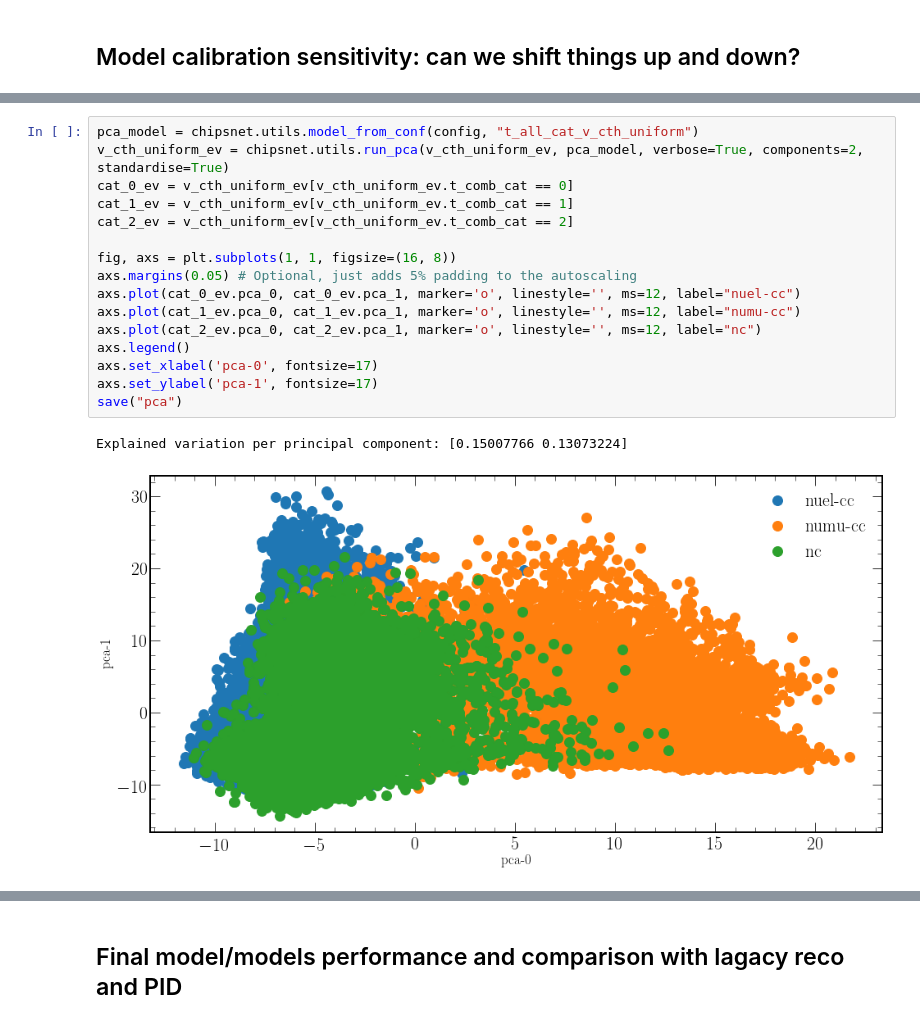
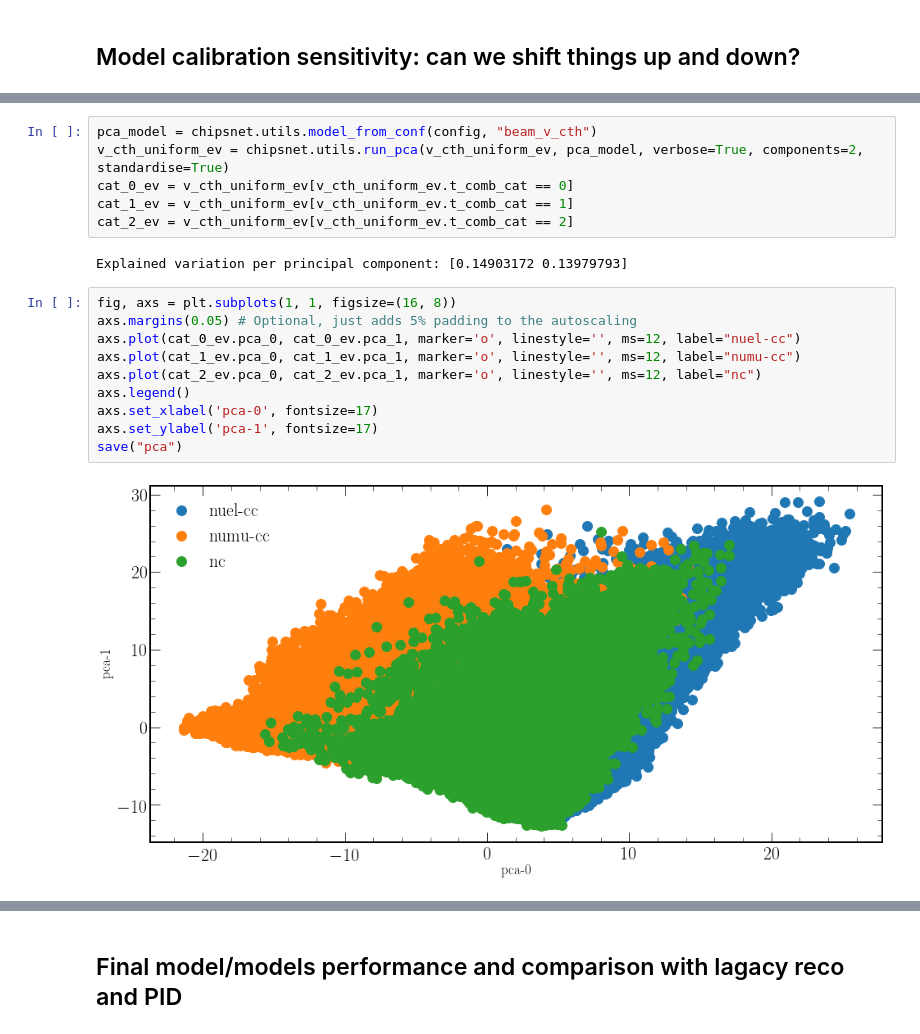
Before and after one commit to chipsneutrino/chips-net, a Jupyter notebook: notebooks/analysis.ipynb, the cells around one changed output, grey strips where cells are left out. Drawn from its saved outputs; the diff is of its cells as text.

```diff
--- a/notebooks/analysis.ipynb
+++ b/notebooks/analysis.ipynb
@@ -507,19 +738,20 @@ Processing v_cth_uniform... took 51.99 seconds
+# %%
+pca_model = chipsnet.utils.model_from_conf(config, "beam_v_cth")
+v_cth_uniform_ev = chipsnet.utils.run_pca(v_cth_uniform_ev, pca_model, verbose=True, components=2, standardise=True)
+cat_0_ev = v_cth_uniform_ev[v_cth_uniform_ev.t_comb_cat == 0]
+cat_1_ev = v_cth_uniform_ev[v_cth_uniform_ev.t_comb_cat == 1]
+cat_2_ev = v_cth_uniform_ev[v_cth_uniform_ev.t_comb_cat == 2]
+# %% [output]
+Explained variation per principal component: [0.14903172 0.13979793]
 # %%
-pca_model = chipsnet.utils.model_from_conf(config, "t_all_cat_v_cth_uniform")
-v_cth_uniform_ev = chipsnet.utils.run_pca(v_cth_uniform_ev, pca_model, verbose=True, components=2, standardise=True)
-cat_0_ev = v_cth_uniform_ev[v_cth_uniform_ev.t_comb_cat == 0]
-cat_1_ev = v_cth_uniform_ev[v_cth_uniform_ev.t_comb_cat == 1]
-cat_2_ev = v_cth_uniform_ev[v_cth_uniform_ev.t_comb_cat == 2]
-
 fig, axs = plt.subplots(1, 1, figsize=(16, 8))
 axs.margins(0.05) # Optional, just adds 5% padding to the autoscaling
 axs.plot(cat_0_ev.pca_0, cat_0_ev.pca_1, marker='o', linestyle='', ms=12, label="nuel-cc")
 axs.plot(cat_1_ev.pca_0, cat_1_ev.pca_1, marker='o', linestyle='', ms=12, label="numu-cc")
 axs.plot(cat_2_ev.pca_0, cat_2_ev.pca_1, marker='o', linestyle='', ms=12, label="nc")
 axs.legend()
 axs.set_xlabel('pca-0', fontsize=17)
 axs.set_ylabel('pca-1', fontsize=17)
 save("pca")
 # %% [output]
-Explained variation per principal component: [0.15007766 0.13073224]
-[figure, old version]
+[figure, new version]
```
Also changed, not shown: parts of 89 cells of this notebook, 5 other files.
